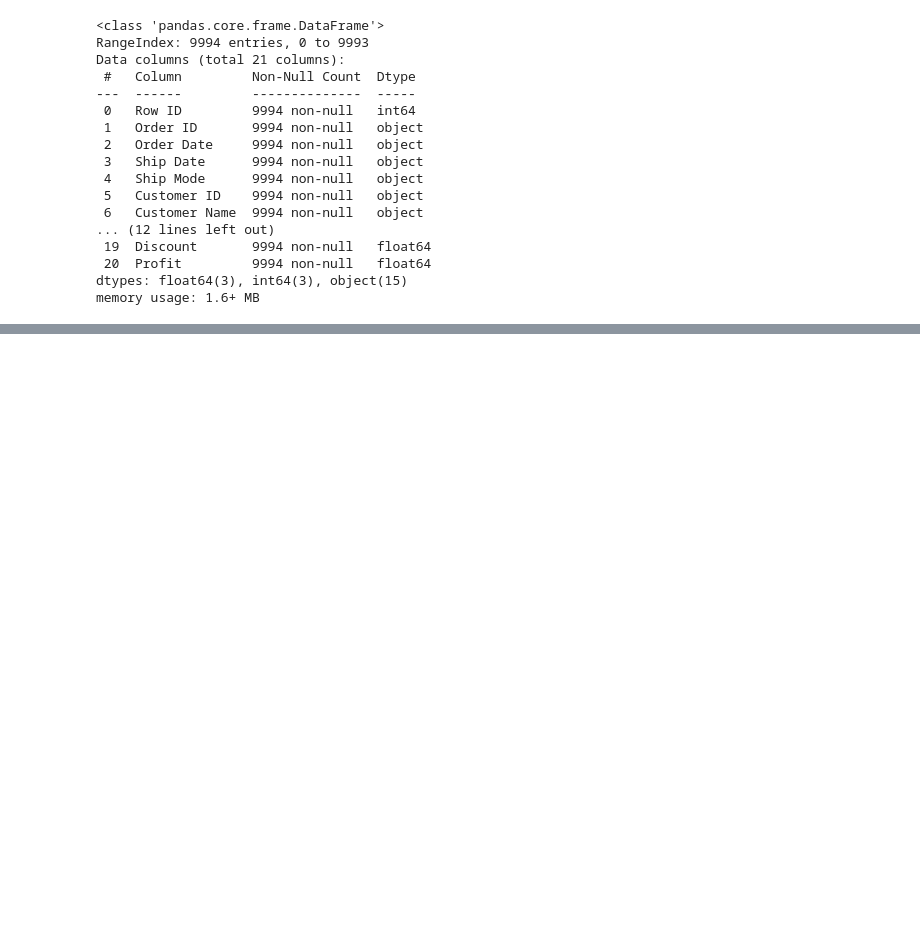
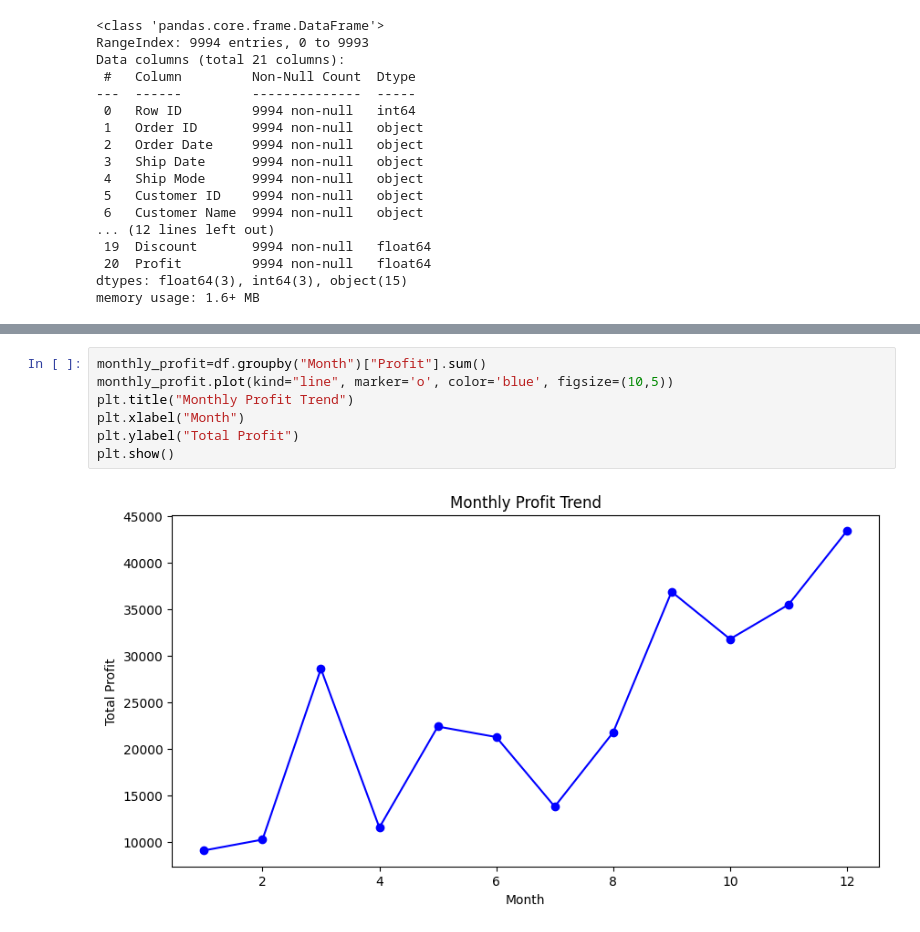
Before and after one commit to Tejareddy-443/Data-Analyis-Project-internship, a Jupyter notebook: Data_wrangling.ipynb, the cells around one changed output, grey strips where cells are left out. Drawn from its saved outputs; the diff is of its cells as text; blank space fills up the shorter version.

```diff
--- a/Data_wrangling.ipynb
+++ b/Data_wrangling.ipynb
@@ -73,0 +302,9 @@ memory usage: 1.6+ MB
+# %%
+monthly_profit=df.groupby("Month")["Profit"].sum()
+monthly_profit.plot(kind="line", marker='o', color='blue', figsize=(10,5))
+plt.title("Monthly Profit Trend")
+plt.xlabel("Month")
+plt.ylabel("Total Profit")
+plt.show()
+# %% [output]
+[figure, added]
```
Also changed, not shown: parts of 24 cells of this notebook.
